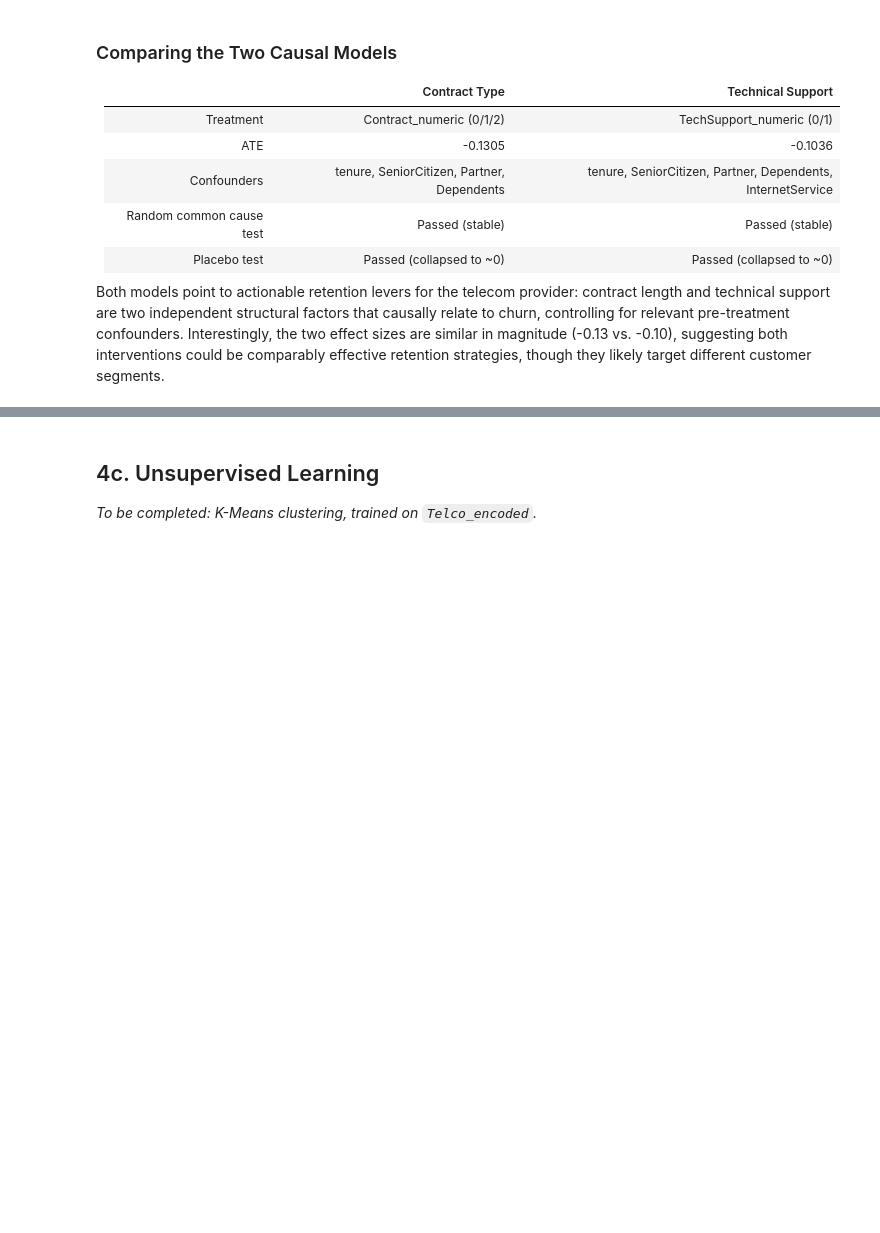
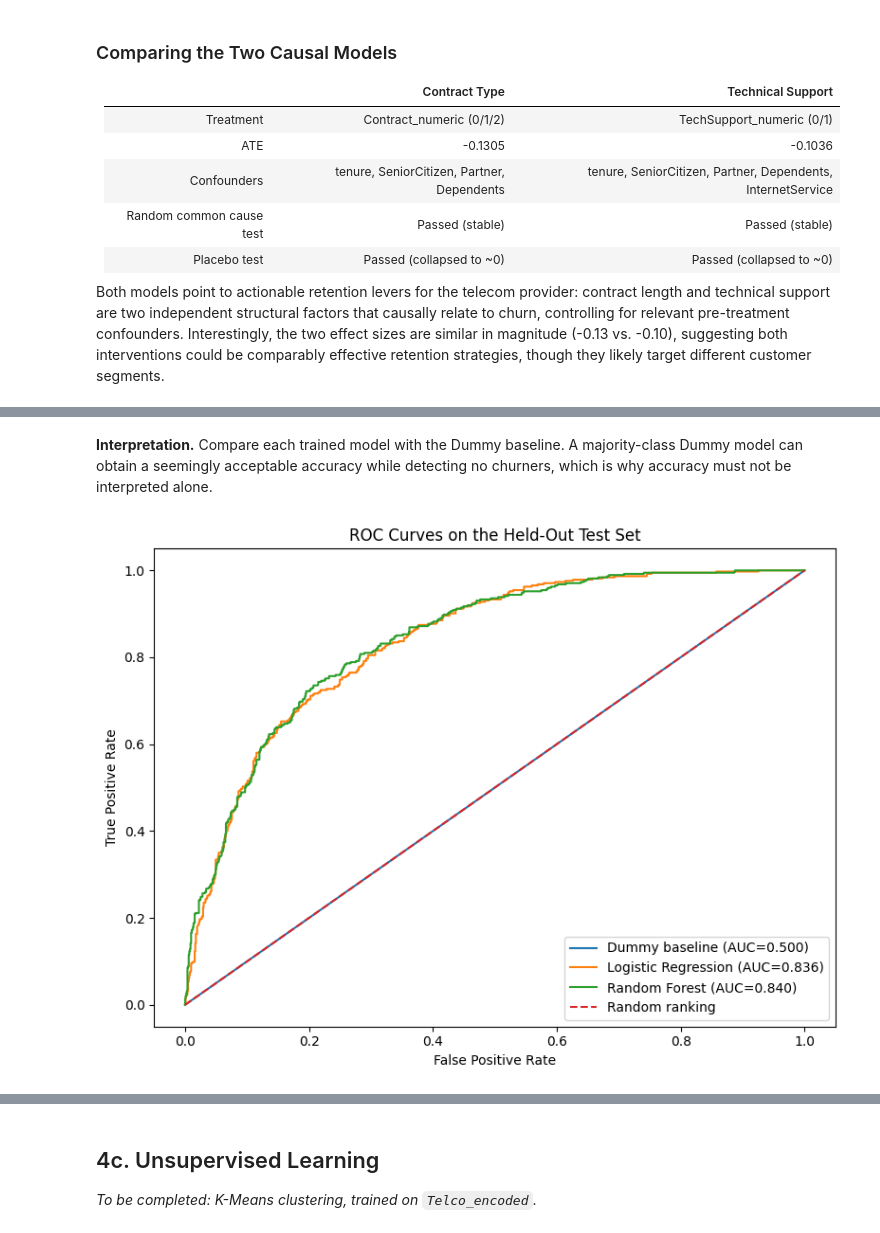
Before and after one commit to RahimiLili/CustomerChurn, a Jupyter notebook: notebooks/mission.ipynb, the cells around one changed output, grey strips where cells are left out. Cells and saved outputs as stored; diff of their text form; code cells hidden in the pictures; blank space fills up the shorter version.

```diff
--- a/notebooks/mission.ipynb
+++ b/notebooks/mission.ipynb
@@ -683,0 +1076,26 @@ See https://pandas.pydata.org/docs/user_guide/migration-3-strings.html#string-mi
+# %% [markdown]
+**Interpretation.** Compare each trained model with the Dummy baseline. A majority-class Dummy model can obtain a seemingly acceptable accuracy while detecting no churners, which is why accuracy must not be interpreted alone.
+# %%
+plt.figure(figsize=(8, 6))
+
+for model_name, probabilities in test_probabilities.items():
+    false_positive_rate, true_positive_rate, _ = roc_curve(
+        y_test,
+        probabilities,
+    )
+    model_auc = results_table.loc[model_name, "ROC-AUC"]
+    plt.plot(
+        false_positive_rate,
+        true_positive_rate,
+        label=f"{model_name} (AUC={model_auc:.3f})",
+    )
+
+plt.plot([0, 1], [0, 1], linestyle="--", label="Random ranking")
+plt.xlabel("False Positive Rate")
+plt.ylabel("True Positive Rate")
+plt.title("ROC Curves on the Held-Out Test Set")
+plt.legend()
+plt.tight_layout()
+plt.show()
+# %% [output]
+[figure, added]
```
Also changed, not shown: parts of 44 cells of this notebook.
